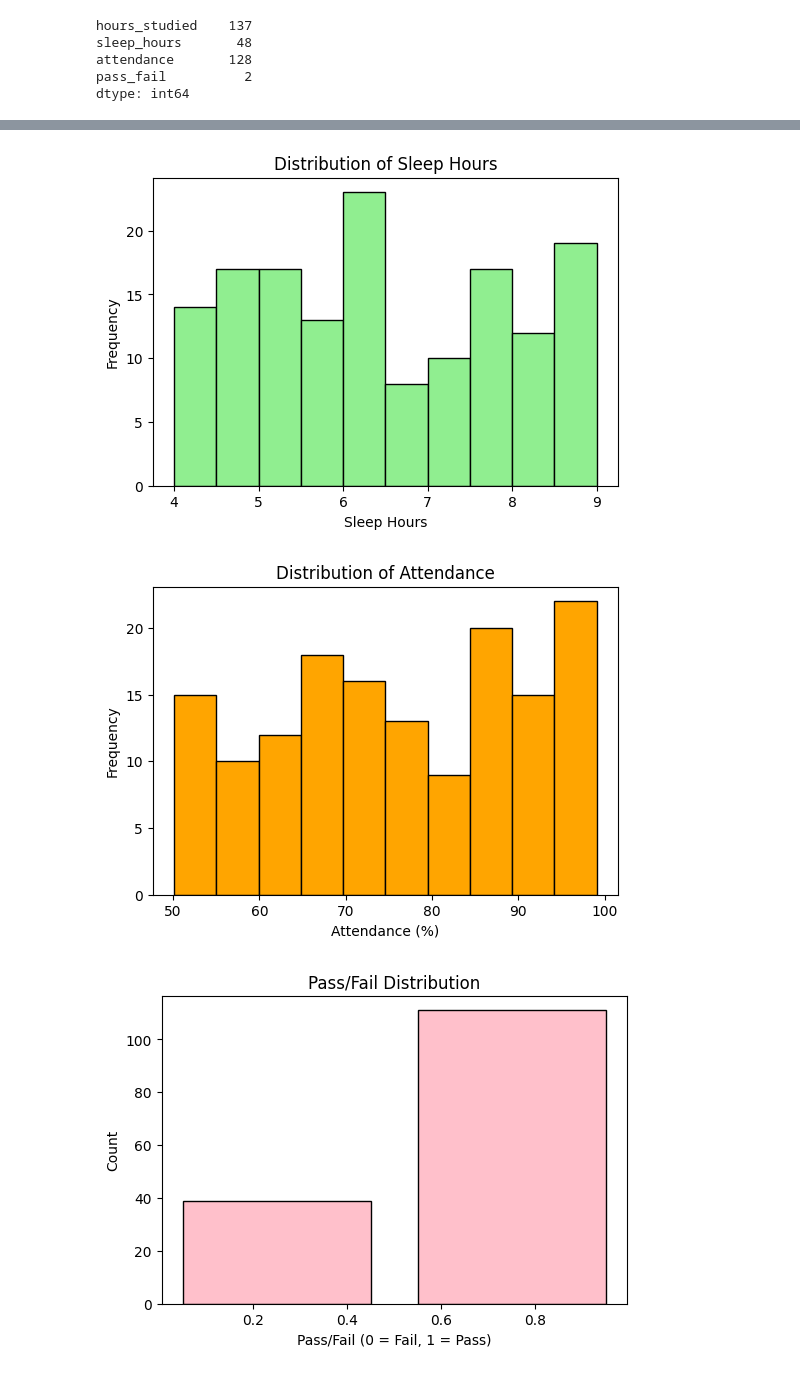
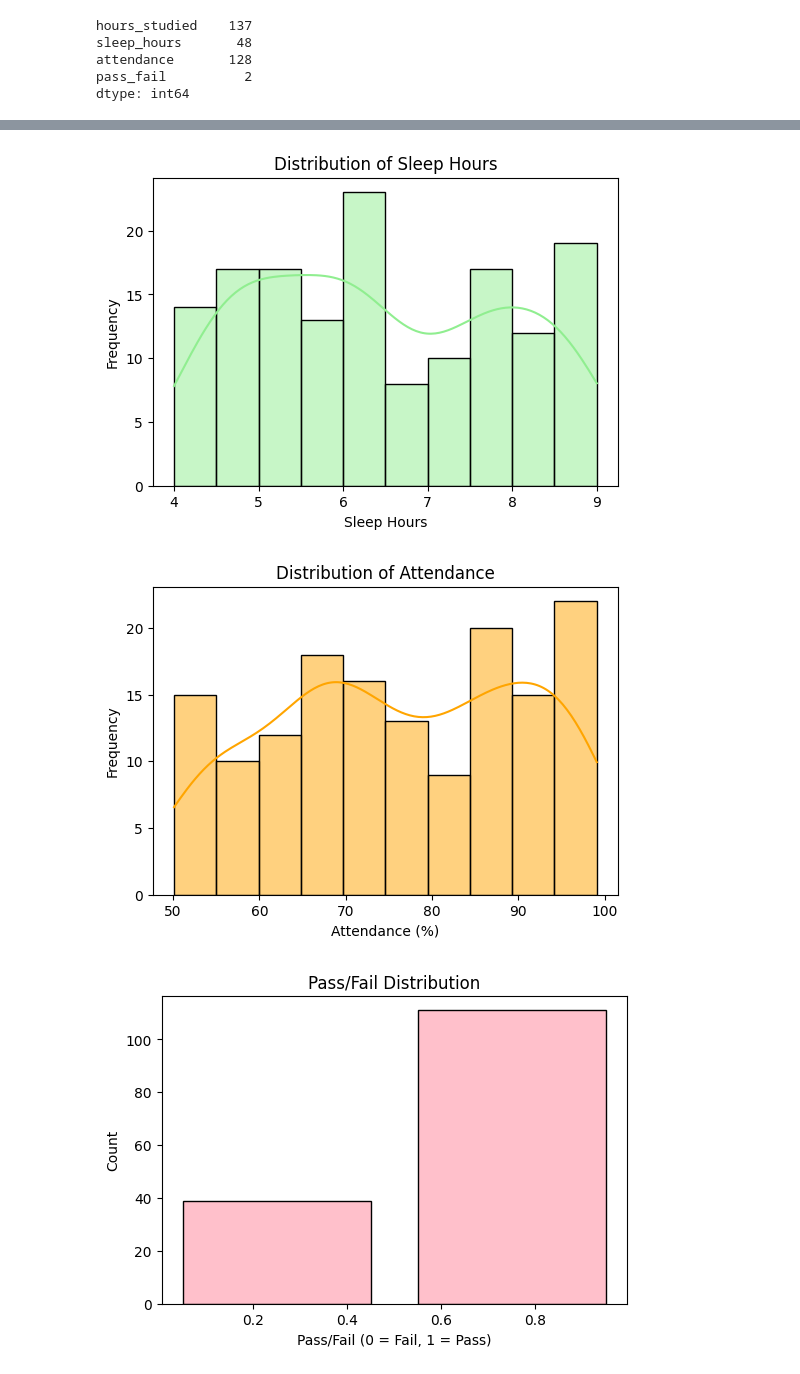
Before and after one commit to YUVASHRI-25/ML_PROJECT-1, a Jupyter notebook: code.ipynb, the cells around one changed output, grey strips where cells are left out. Saved outputs shown, nothing was run; the diff lists cells and outputs as text; code cells hidden in the pictures.

```diff
--- a/code.ipynb
+++ b/code.ipynb
@@ -105,23 +100,31 @@ plt.show()
 # %%
 # Sleep Hours
+import seaborn as sns
+import matplotlib.pyplot as plt
+
 plt.figure(figsize=(6,4))
-plt.hist(df['sleep_hours'], bins=10, color="lightgreen", edgecolor="black")
+sns.histplot(df['sleep_hours'], bins=10, kde=True, color="lightgreen", edgecolor="black")
+
 plt.xlabel("Sleep Hours")
 plt.ylabel("Frequency")
 plt.title("Distribution of Sleep Hours")
 plt.show()
 # %% [output]
-[figure, old version]
+[figure, new version]
 # %%
 # Attendance
+import seaborn as sns
+import matplotlib.pyplot as plt
+
 plt.figure(figsize=(6,4))
-plt.hist(df['attendance'], bins=10, color="orange", edgecolor="black")
+sns.histplot(df['attendance'], bins=10, kde=True, color="orange", edgecolor="black")
+
 plt.xlabel("Attendance (%)")
 plt.ylabel("Frequency")
 plt.title("Distribution of Attendance")
 plt.show()
 # %% [output]
-[figure, old version]
+[figure, new version]
 # %%
 # Pass/Fail
 plt.figure(figsize=(6,4))
```
Also changed, not shown: parts of 5 cells of this notebook.
